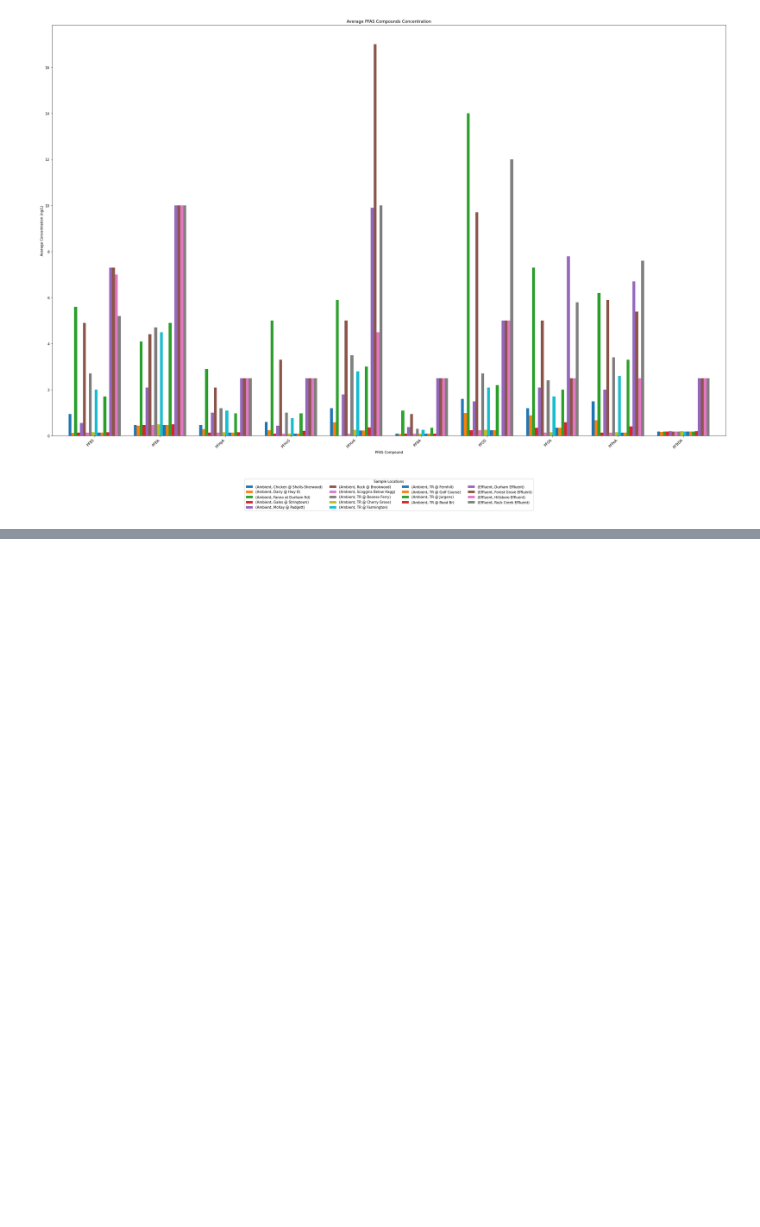
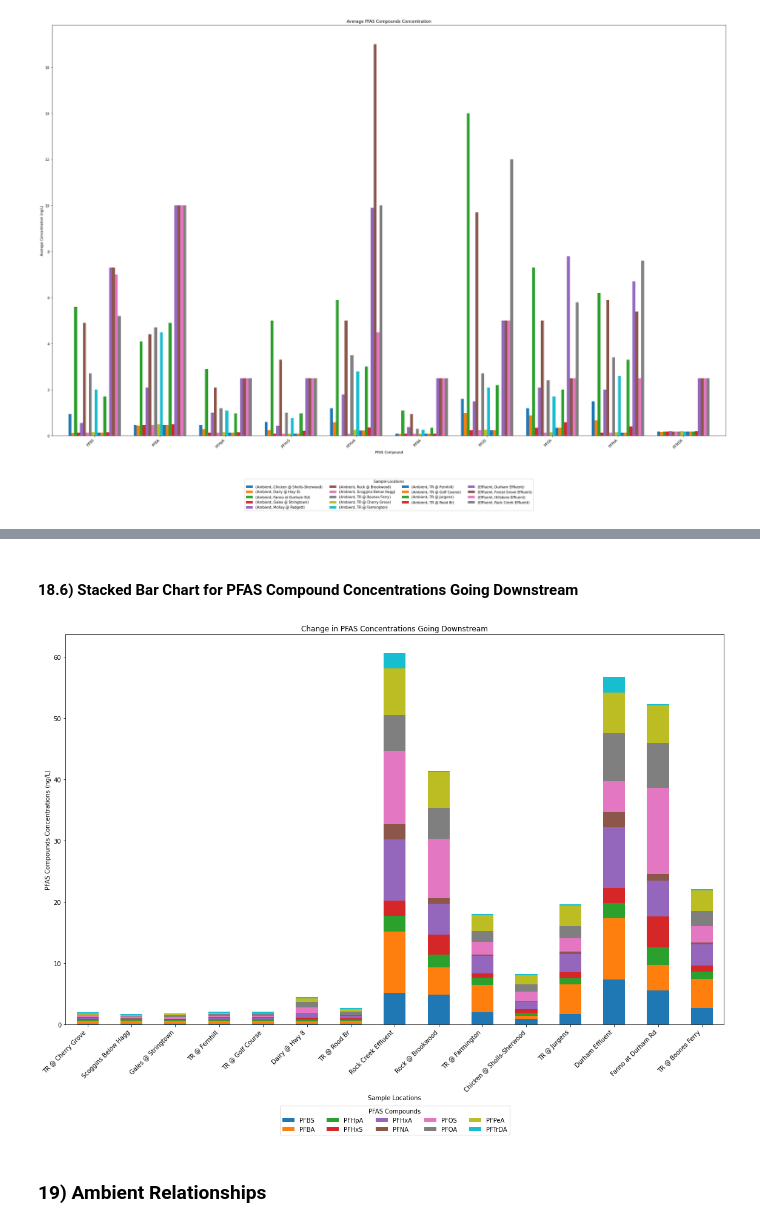
Before and after one commit to Clean-Water-Services/Jupyter-Notebooks, a Jupyter notebook: PFAS_Toolbox.ipynb, the cells around one changed output, grey strips where cells are left out. Saved outputs shown, nothing was run; the diff lists cells and outputs as text; code cells hidden in the pictures; blank space fills up the shorter version.

```diff
--- a/PFAS_Toolbox.ipynb
+++ b/PFAS_Toolbox.ipynb
@@ -3274,6 +3286,37 @@ def create_bar_chart_from_pivot(pivot_table, title, x_label, y_label, plot_size=
     plt.legend(title='Sample Locations', loc='upper center', bbox_to_anchor=(0.5, -0.10), ncol=4)
     plt.tight_layout()
     plt.show()
+# %%
+def create_stacked_bar_chart(data_df, title, x_label, y_label, plot_size=(12, 6)):
+    """
+    Create a stacked bar chart from a dataframe. Each row represents a 'Sample Location'
+    and columns represent 'PFAS Compound'. Stacks in each bar represent the values of different PFAS Compounds.
+
+    Args:
+        data_df (pd.DataFrame): The input dataframe with Sample Locations as rows and PFAS Compounds as columns.
+        title (str): Title of the plot.
+        x_label (str): Label for the x-axis.
+        y_label (str): Label for the y-axis.
+        plot_size (tuple): Size of the plot (width, height).
+
+    Returns:
+        None
+    """
+    # Plotting the stacked bar chart
+    ax = data_df.plot(kind='bar', stacked=True, figsize=plot_size)
+
+    # Setting the labels and title
+    ax.set_title(title)
+    ax.set_xlabel(x_label)
+    ax.set_ylabel(y_label)
+
+    # Rotate x-axis labels for better readability
+    plt.xticks(rotation=45, ha='right')
+
+    # Adjust layout and display the plot
+    plt.legend(title='PFAS Compounds', loc='upper center', bbox_to_anchor=(0.5, -0.2), ncol=5)
+    plt.tight_layout()
+    plt.show()
 # %% [markdown]
 #### 18.2) Filters and Settings
 # %%
@@ -3366,0 +3393,9 @@ data_df
+# %%
+#Remove the Type column multi-level to keep only the PFAS Compound level
+pivot_table_reformat=pivot_table.transpose().reset_index(level=0, drop=True)
+#List of Sample Locations in order going downsteam
+ordered_SampleLocations = ['TR @ Cherry Grove', 'Scoggins Below Hagg', 'Gales @ Stringtown','TR @ Fernhill','TR @ Golf Course','Dairy @ Hwy 8','TR @ Rood Br','Rock Creek Effluent',
+                           'Rock @ Brookwood','TR @ Farmington','Chicken @ Sholls-Sherwood','TR @ Jurgens','Durham Effluent','Fanno at Durham Rd','TR @ Boones Ferry']
+# Reorder rows to match the order in 'ordered_list'
+pivot_table_reformat = pivot_table_reformat.loc[ordered_SampleLocations]
+pivot_table_reformat
@@ -3366,0 +3420,8 @@ data_df
+# %% [markdown]
+#### 18.6) Stacked Bar Chart for PFAS Compound Concentrations Going Downstream
+# %%
+create_stacked_bar_chart(data_df=pivot_table_reformat, title='Change in PFAS Concentrations Going Downstream', x_label='Sample Locations', y_label='PFAS Compounds Concentrations (ng/L)', plot_size=(16, 12))
+# %% [output]
+[figure, added]
+# %% [markdown]
+### 19) Ambient Relationships
```
Also changed, not shown: parts of 26 cells of this notebook, 1 other file.
